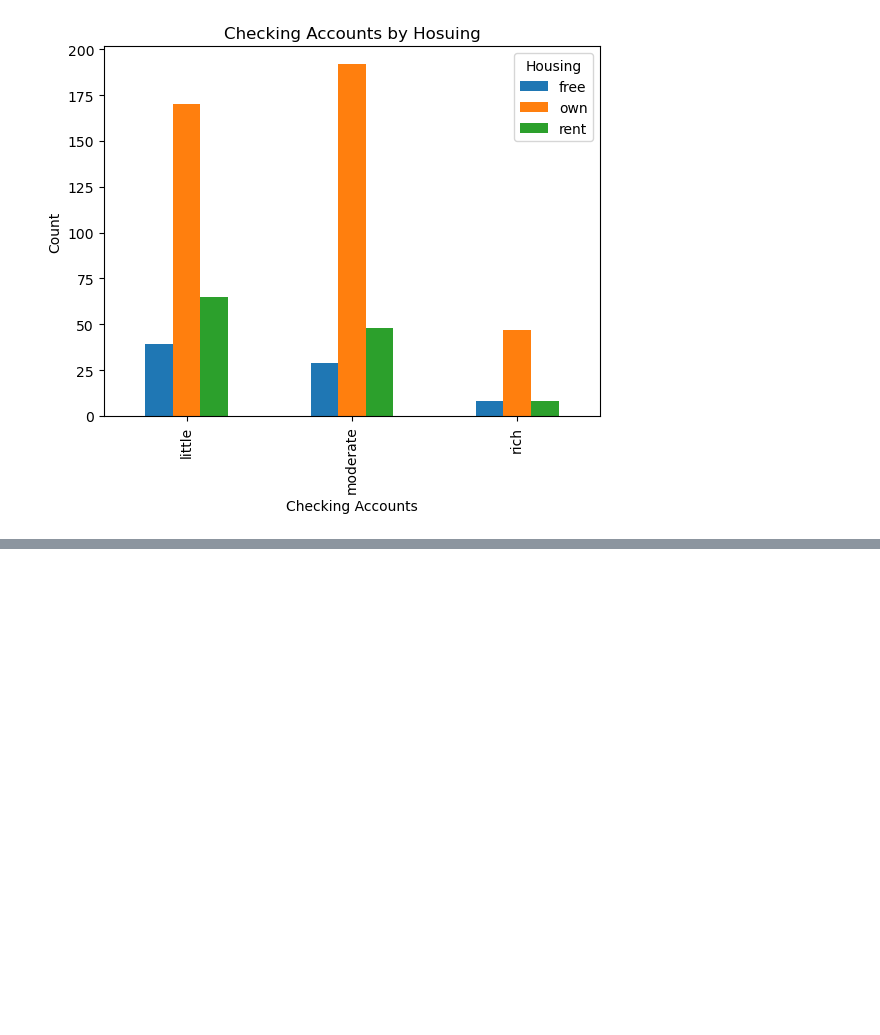
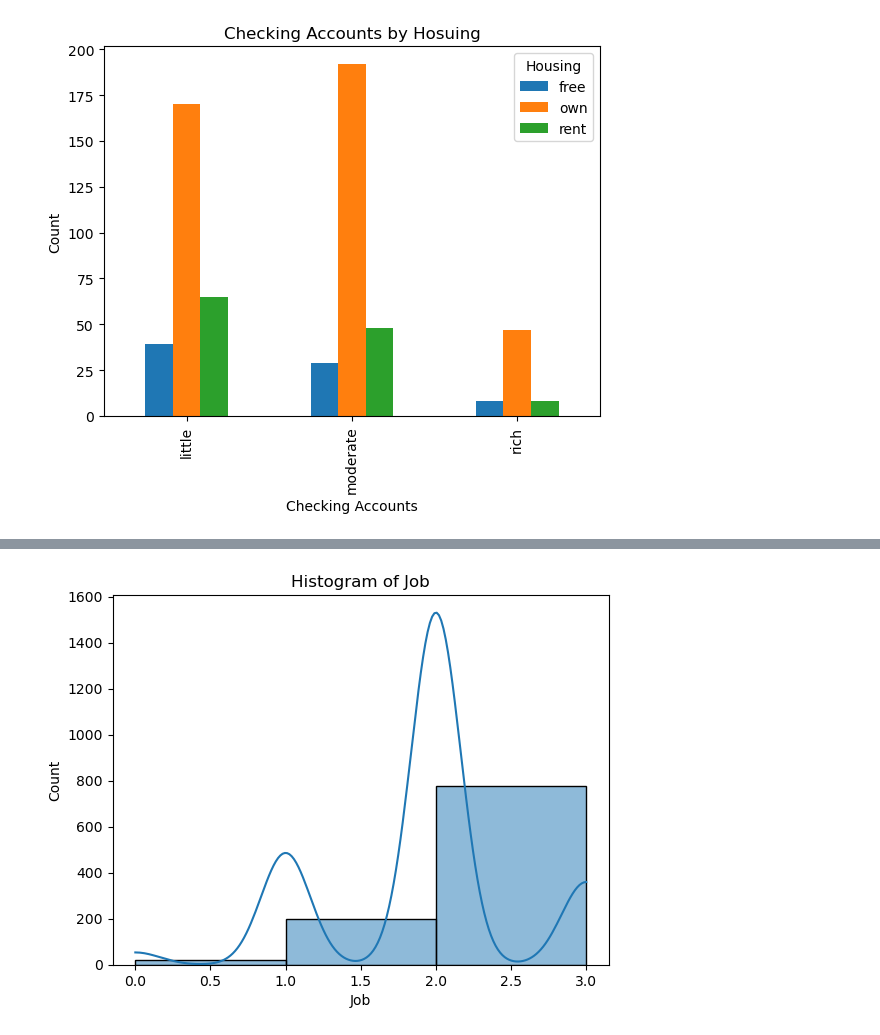
Before and after one commit to itsmearafik/Credit-Risk-Segmentation-Finance-, a Jupyter notebook: notebooks/app.ipynb, the cells around one changed output, grey strips where cells are left out. Drawn from its saved outputs; the diff is of its cells as text; code cells hidden in the pictures; blank space fills up the shorter version.

```diff
--- a/notebooks/app.ipynb
+++ b/notebooks/app.ipynb
@@ -203,0 +213,6 @@ dtype: int64
+# %%
+sns.histplot(data=german_eda, x='Job', bins=3, kde=True)
+plt.title('Histogram of Job')
+plt.show()
+# %% [output]
+[figure, added]
```
Also changed, not shown: parts of 31 cells of this notebook.
